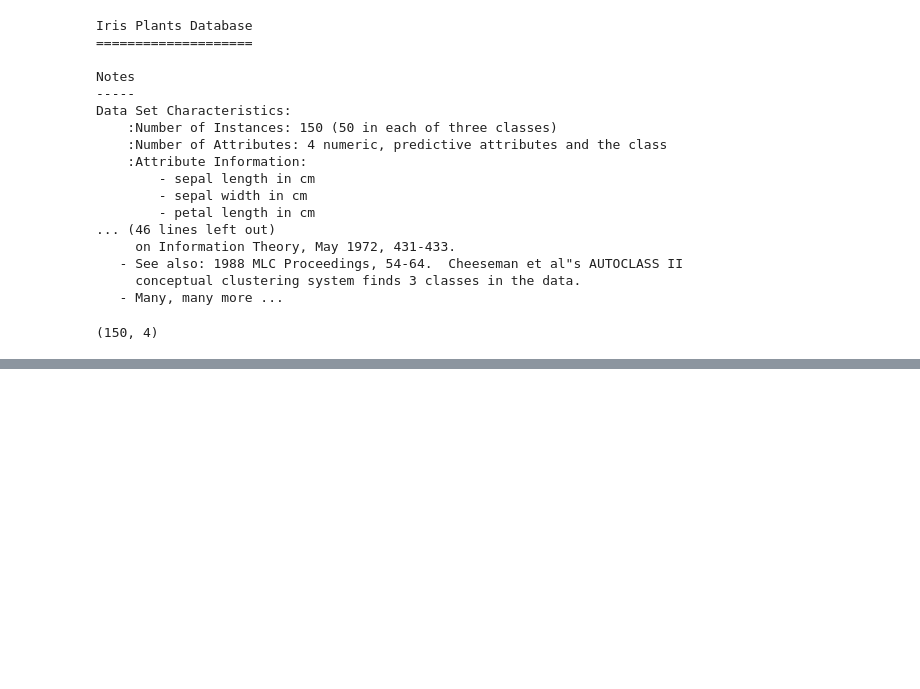
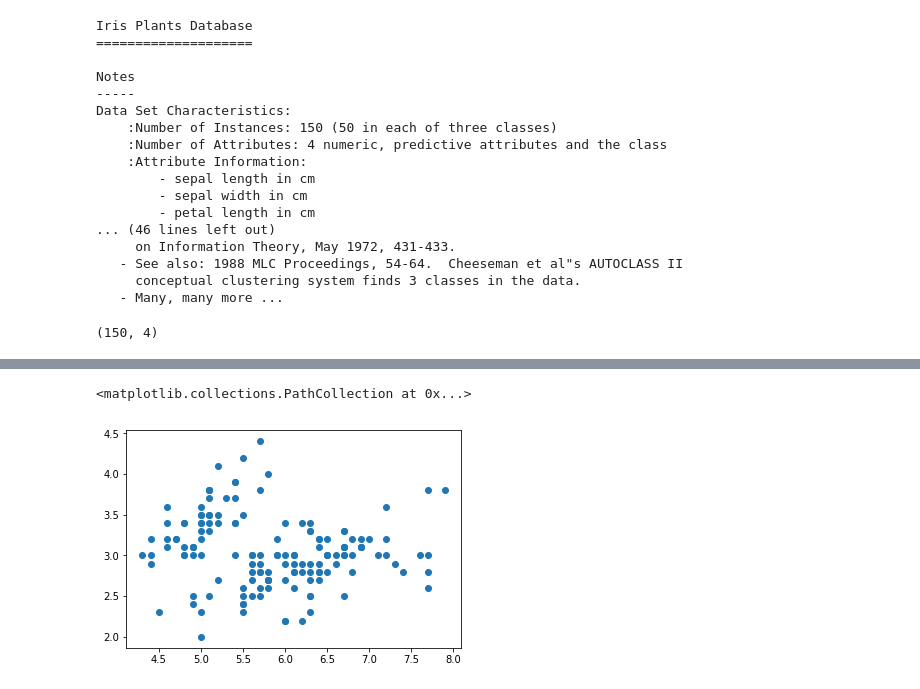
Before and after one commit to mengqingmeng/python3ML, a Jupyter notebook: 02_numpy_matp/07-sklearn.ipynb, the cells around one changed output, grey strips where cells are left out. Cells and saved outputs as stored; diff of their text form; code cells hidden in the pictures; blank space fills up the shorter version.

```diff
--- a/02_numpy_matp/07-sklearn.ipynb
+++ b/02_numpy_matp/07-sklearn.ipynb
@@ -32,3 +33,5 @@ Data Set Characteristics:
 iris.data.shape
 # %% [output]
 (150, 4)
+# %%
+x = iris.data[:,:2]
@@ -34,0 +58,5 @@ iris.data.shape
+# %%
+plt.scatter(x[:,0],x[:,1])
+# %% [output]
+<matplotlib.collections.PathCollection at 0x...>
+[figure, added]
```
Also changed, not shown: parts of 13 cells of this notebook, 2 other files.
